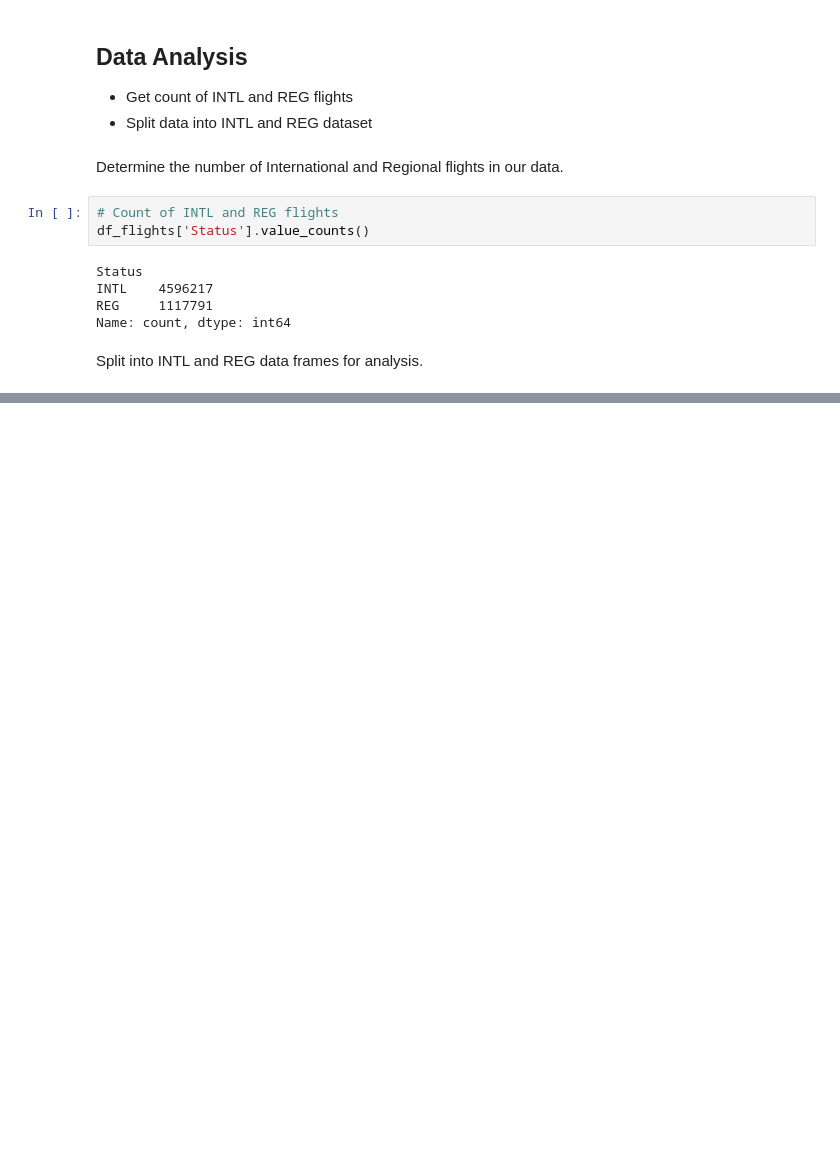
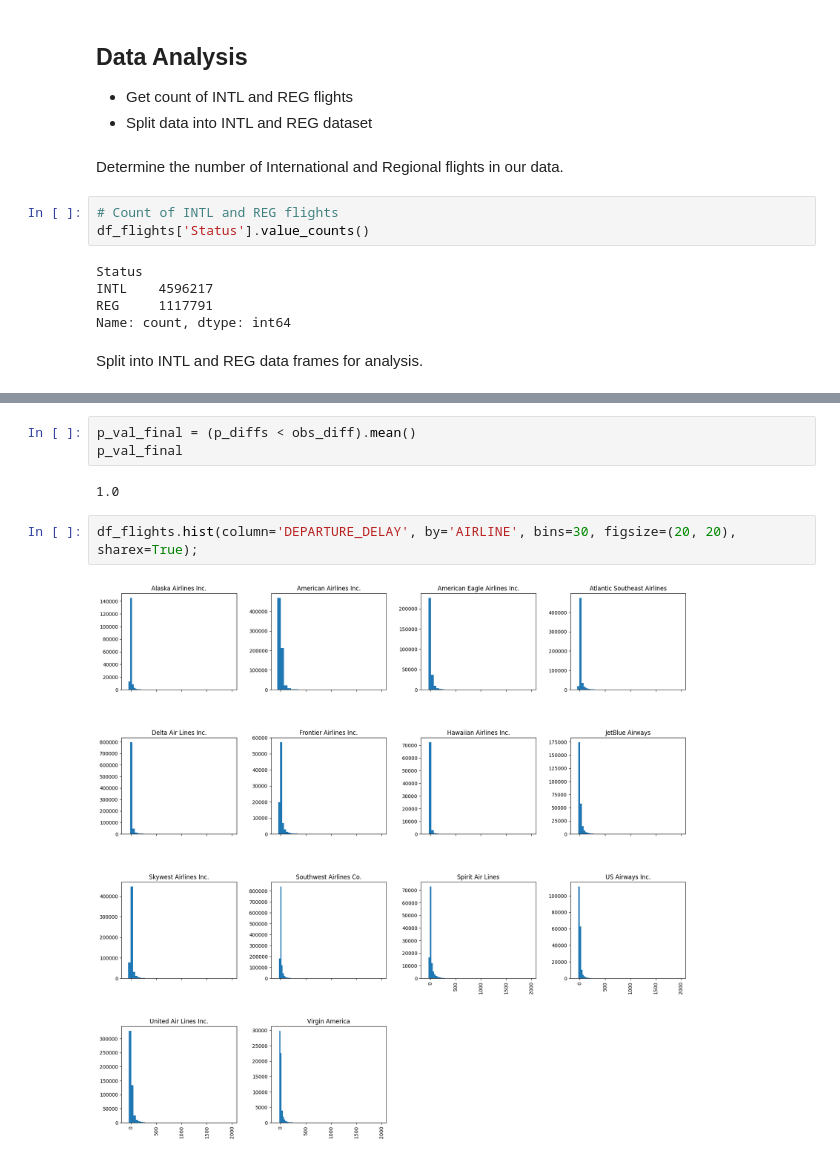
Before and after one commit to GaryLBentley/FlightDelays, a Jupyter notebook: FlightDelays.ipynb, the cells around one changed output, grey strips where cells are left out. Cells and saved outputs as stored; diff of their text form; blank space fills up the shorter version.

```diff
--- a/FlightDelays.ipynb
+++ b/FlightDelays.ipynb
@@ -461,0 +557,9 @@ i_pop
+# %%
+p_val_final = (p_diffs < obs_diff).mean()
+p_val_final
+# %% [output]
+1.0
+# %%
+df_flights.hist(column='DEPARTURE_DELAY', by='AIRLINE', bins=30, figsize=(20, 20), sharex=True);
+# %% [output]
+[figure, added]
```
Also changed, not shown: parts of 12 cells of this notebook.
